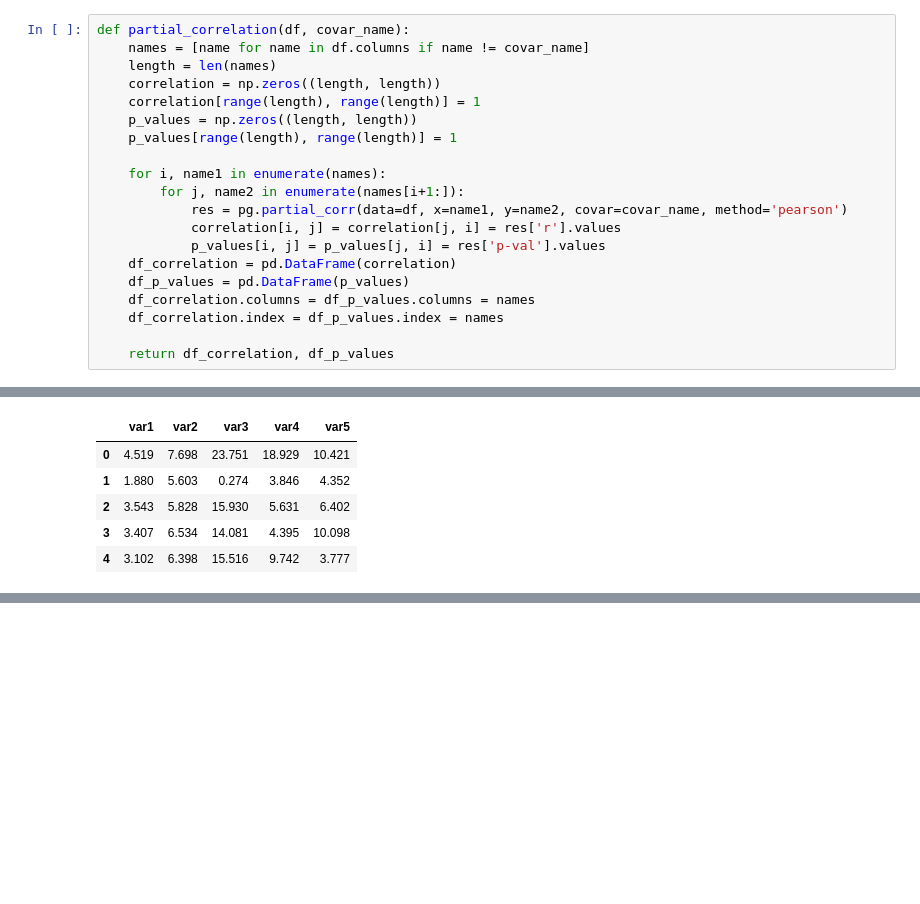
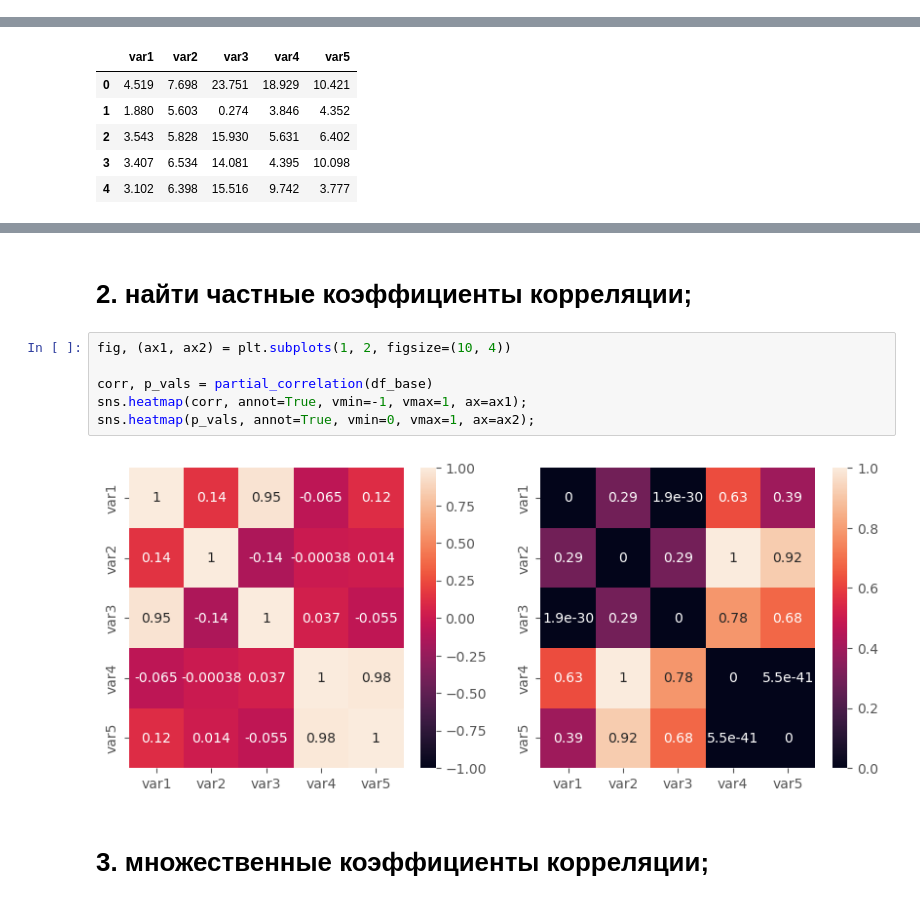
Before and after one commit to vitamin1312/Statistics, a Jupyter notebook: Lab3/main.ipynb, the cells around one changed output, grey strips where cells are left out. Saved outputs shown, nothing was run; the diff lists cells and outputs as text; blank space fills up the shorter version.

```diff
--- a/Lab3/main.ipynb
+++ b/Lab3/main.ipynb
@@ -21,23 +116,3 @@ def multiple_correlation(df):
         p_values[i] = res.f_pvalue
 
     return correlation, p_values
-# %%
-def partial_correlation(df, covar_name):
-    names = [name for name in df.columns if name != covar_name]
-    length = len(names)
-    correlation = np.zeros((length, length))
-    correlation[range(length), range(length)] = 1
-    p_values = np.zeros((length, length))
-    p_values[range(length), range(length)] = 1
-
-    for i, name1 in enumerate(names):
-        for j, name2 in enumerate(names[i+1:]):
-            res = pg.partial_corr(data=df, x=name1, y=name2, covar=covar_name, method='pearson')
-            correlation[i, j] = correlation[j, i] = res['r'].values
-            p_values[i, j] = p_values[j, i] = res['p-val'].values
-    df_correlation = pd.DataFrame(correlation)
-    df_p_values = pd.DataFrame(p_values)
-    df_correlation.columns = df_p_values.columns = names
-    df_correlation.index = df_p_values.index = names
-
-    return df_correlation, df_p_values
@@ -86,3 +181,15 @@ sns.heatmap(p_vals, annot=True, vmin=0, vmax=1, ax=ax2);
+# %% [markdown]
+# 2. найти частные коэффициенты корреляции;
+# %%
+fig, (ax1, ax2) = plt.subplots(1, 2, figsize=(10, 4))
+
+corr, p_vals = partial_correlation(df_base)
+sns.heatmap(corr, annot=True, vmin=-1, vmax=1, ax=ax1);
+sns.heatmap(p_vals, annot=True, vmin=0, vmax=1, ax=ax2);
+# %% [output]
+[figure, added]
+# %% [markdown]
+# 3. множественные коэффициенты корреляции;
 # %%
 fig, (ax1, ax2) = plt.subplots(1, 2, figsize=(10, 4))
 corr, p_vals = multiple_correlation(df_base)
```
Also changed, not shown: parts of 28 cells of this notebook, 1 other file.
